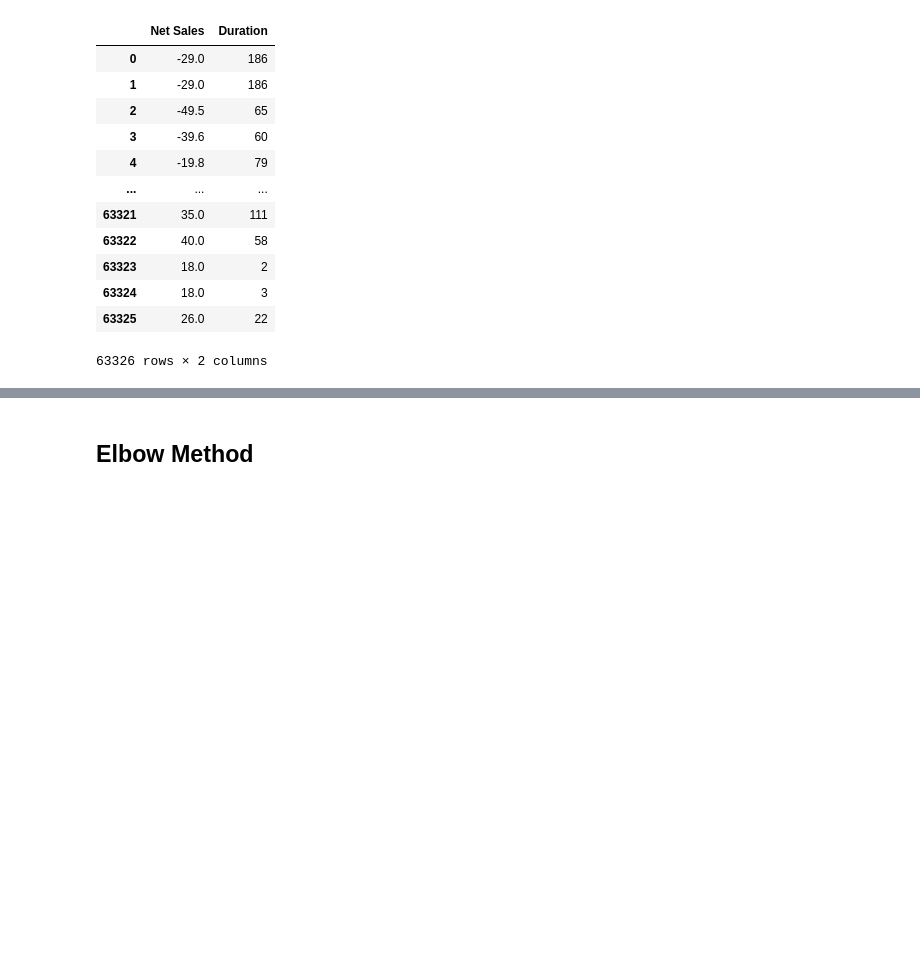
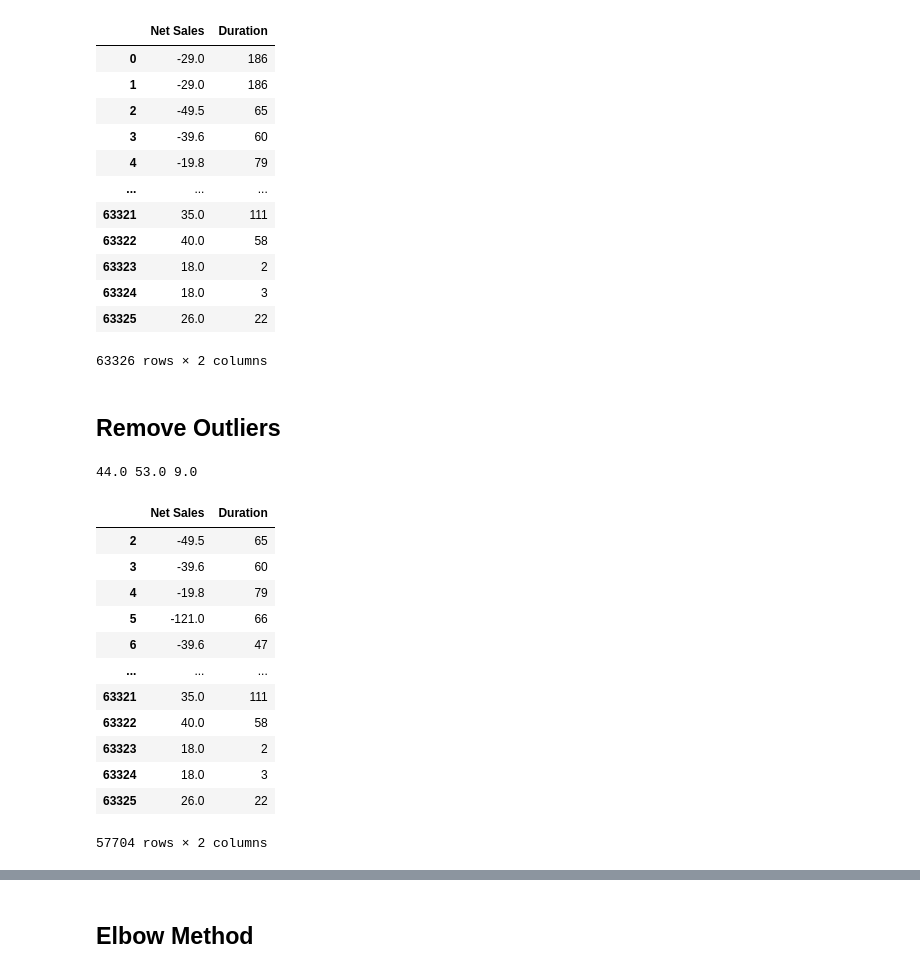
Before and after one commit to finesaaa/clustering-assignment, a Jupyter notebook: kmeans_clustering.ipynb, the cells around one changed output, grey strips where cells are left out. Drawn from its saved outputs; the diff is of its cells as text; code cells hidden in the pictures; blank space fills up the shorter version.

```diff
--- a/kmeans_clustering.ipynb
+++ b/kmeans_clustering.ipynb
@@ -66,3 +66,15 @@ data_set
 | 63324 | 18.0 | 3 |
 | 63325 | 26.0 | 22 |
 63326 rows × 2 columns
+# %% [markdown]
+## Remove Outliers
+# %%
+Q1 = np.percentile(selected_dataset['Duration'], 25,
+                   interpolation = 'midpoint')
+
+Q3 = np.percentile(selected_dataset['Duration'], 75,
+                   interpolation = 'midpoint')
+IQR = Q3 - Q1
+print(IQR, Q3, Q1)
+# %% [output]
+44.0 53.0 9.0
@@ -68,0 +91,16 @@ data_set
+# %%
+cleaned_dataset #after remove outliers
+# %% [output]
+|  | Net Sales | Duration |
+| 2 | -49.5 | 65 |
+| 3 | -39.6 | 60 |
+| 4 | -19.8 | 79 |
+| 5 | -121.0 | 66 |
+| 6 | -39.6 | 47 |
+| ... | ... | ... |
+| 63321 | 35.0 | 111 |
+| 63322 | 40.0 | 58 |
+| 63323 | 18.0 | 2 |
+| 63324 | 18.0 | 3 |
+| 63325 | 26.0 | 22 |
+57704 rows × 2 columns
```
Also changed, not shown: parts of 23 cells of this notebook.
